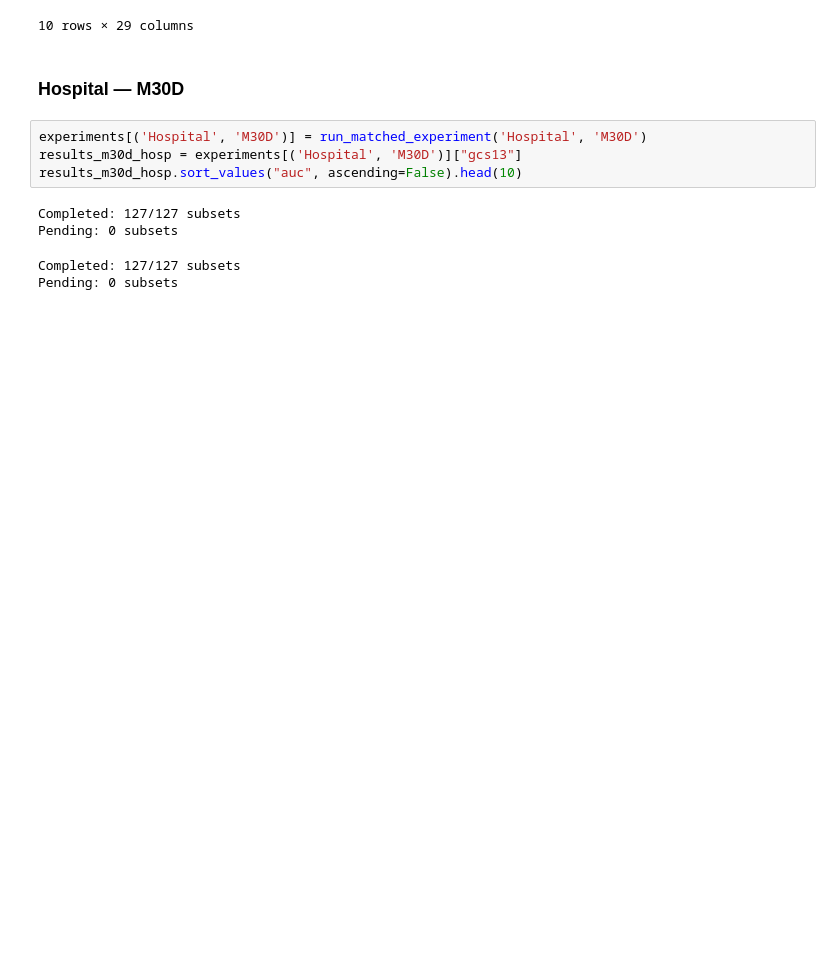
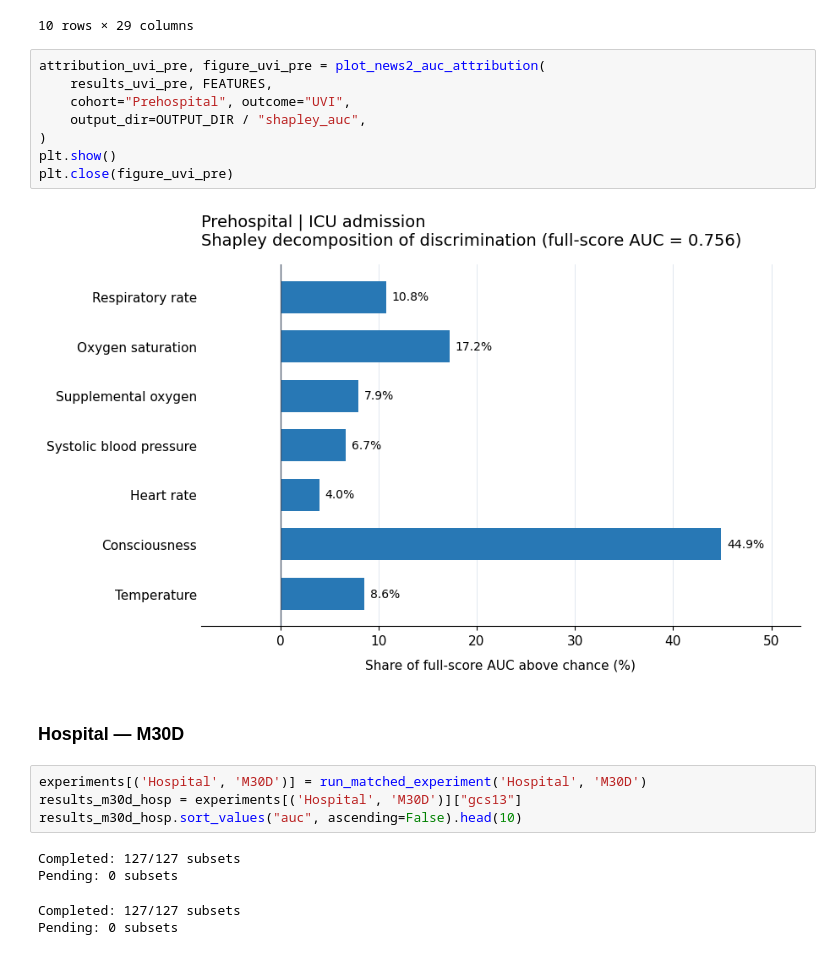
Before and after one commit to abarrenap/NEWS2_Deconstruction, a Jupyter notebook: sensitivity analisis/02_consciousness_gcs_below_13.ipynb, the cells around one changed output. Drawn from its saved outputs; the diff is of its cells as text; blank space fills up the shorter version.

```diff
--- a/sensitivity analisis/02_consciousness_gcs_below_13.ipynb
+++ b/sensitivity analisis/02_consciousness_gcs_below_13.ipynb
@@ -149,6 +159,16 @@ Pending: 0 subsets
 | 71 | sensitivity_prehospital_uvi_gcs13... | blod_oxy|consciousness|temp | blod_oxy + consciousness + temp | ["blod_oxy", "consciousness", "te... | 3 | 10 | 9 | ... |
 | 11 | sensitivity_prehospital_uvi_gcs13... | resp_rate|blod_oxy|oxigen|blod_pr... | resp_rate + blod_oxy + oxigen + b... | ["resp_rate", "blod_oxy", "oxigen... | 5 | 10 | 9 | ... |
 10 rows × 29 columns
+# %%
+attribution_uvi_pre, figure_uvi_pre = plot_news2_auc_attribution(
+    results_uvi_pre, FEATURES,
+    cohort="Prehospital", outcome="UVI",
+    output_dir=OUTPUT_DIR / "shapley_auc",
+)
+plt.show()
+plt.close(figure_uvi_pre)
+# %% [output]
+[figure, added]
 # %% [markdown]
 ### Hospital — M30D
 # %%
```
Also changed, not shown: parts of 4 cells of this notebook, 2 other files.
